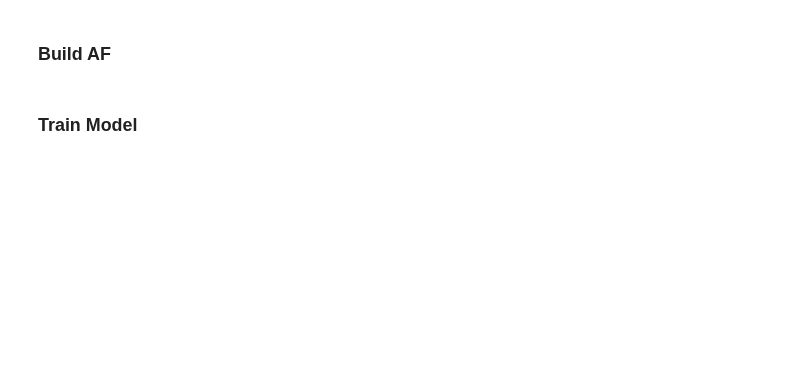
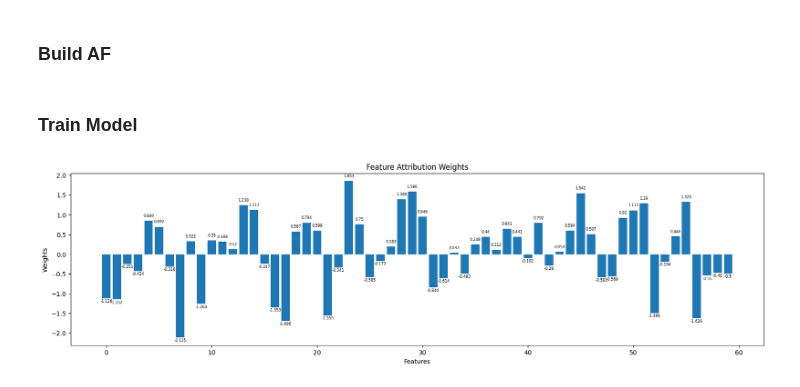
Before and after one commit to gretareitenbach/Deep-Arguing, a Jupyter notebook: gradual-aacbr.ipynb, the cells around one changed output. Drawn from its saved outputs; the diff is of its cells as text; code cells hidden in the pictures; blank space fills up the shorter version.

Commit message:
Improve training of gradual aacbr

```diff
--- a/gradual-aacbr.ipynb
+++ b/gradual-aacbr.ipynb
@@ -181,20 +148,0 @@ print(y_train[-1])
-# %%
-## TODO: Use more efficient implementation that sorts topologically as in AA-CBR Library
-
-# +1 for default case
-A = np.zeros((len(X_train), len(X_train)))
-
-
-for i, a in enumerate(X_train):
-    for j, b in enumerate(X_train):
-        if y_train[i] == y_train[j]:
-            continue
-        # if comparison_func(a, b):
-        #     print(i, j)
-        #     concision = [y_train[k] == y_train[i] and comparison_func(a, c) and comparison_func(c, b) for k, c in enumerate(X_train)]
-        #     print(np.where(concision))
-
-        if comparison_func(a, b) and not any([y_train[k] == y_train[i] and comparison_func(a, c) and comparison_func(c, b) for k, c in enumerate(X_train)]):
-            A[i, j] = -1
-        elif all(a == b):
-            A[i, j] = -1
@@ -224,2 +176,13 @@ def get_new_case_attacks_mask(new_case, X_train):
+# %%
+def plot_weights(model):
+    weights = model.W.detach().numpy()
+    plt.figure(figsize=(20, 5))
+    plt.bar(range(len(weights)), weights)
+    for i, value in enumerate(weights):
+        plt.text(i, value + (0.1 * (-1 if value <= 0 else 1)), str(round(value, 3)), ha='center', fontsize=6)
+    plt.xlabel('Features')
+    plt.ylabel('Weights')
+    plt.title('Feature Attribution Weights')
+    plt.show()
 # %% [markdown]
 ### Train Model
@@ -232,4 +195,6 @@ A_tensor = torch.tensor(A, dtype=torch.float32)
 # %%
-model = GradualAACBR(X_train_tensor, A_tensor)
-criterion = torch.nn.BCEWithLogitsLoss()
+torch.manual_seed(0) # TRY DIFFERENT INITIAL WEIGHTS
+kf = KFold(n_splits=N_SPLITS, shuffle=True, random_state=SEED)
+model = GradualAACBR(X_train.shape[1])
+criterion = torch.nn.BCELoss()
 optimizer = optim.SGD(model.parameters(), lr=0.1, momentum=0.9)
@@ -270,0 +201,5 @@ print(model.W)
+# %%
+# Visulaise Feature weights before training
+plot_weights(model)
+# %% [output]
+[figure, added]
```
Also changed, not shown: parts of 33 cells of this notebook, 2 other files.
